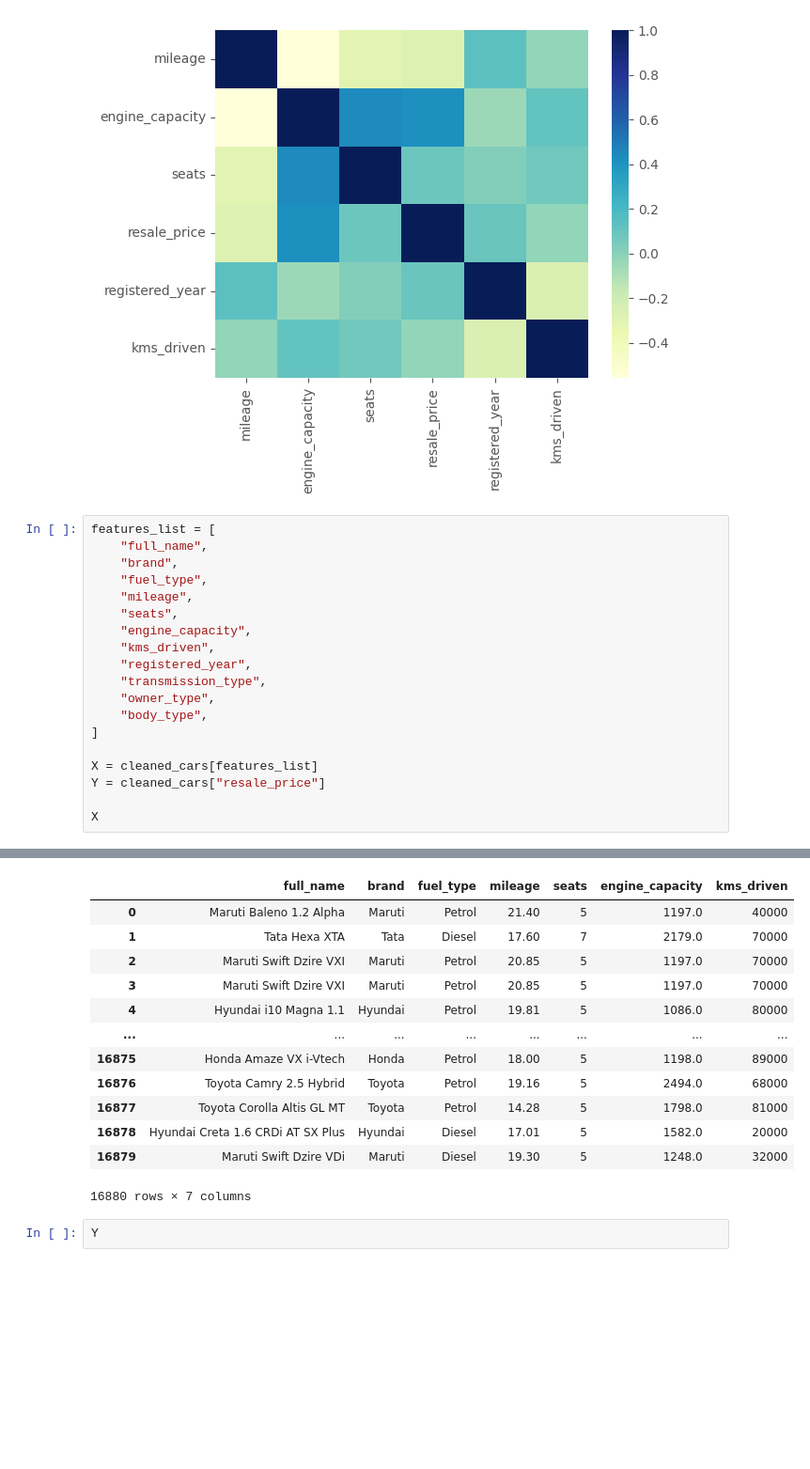
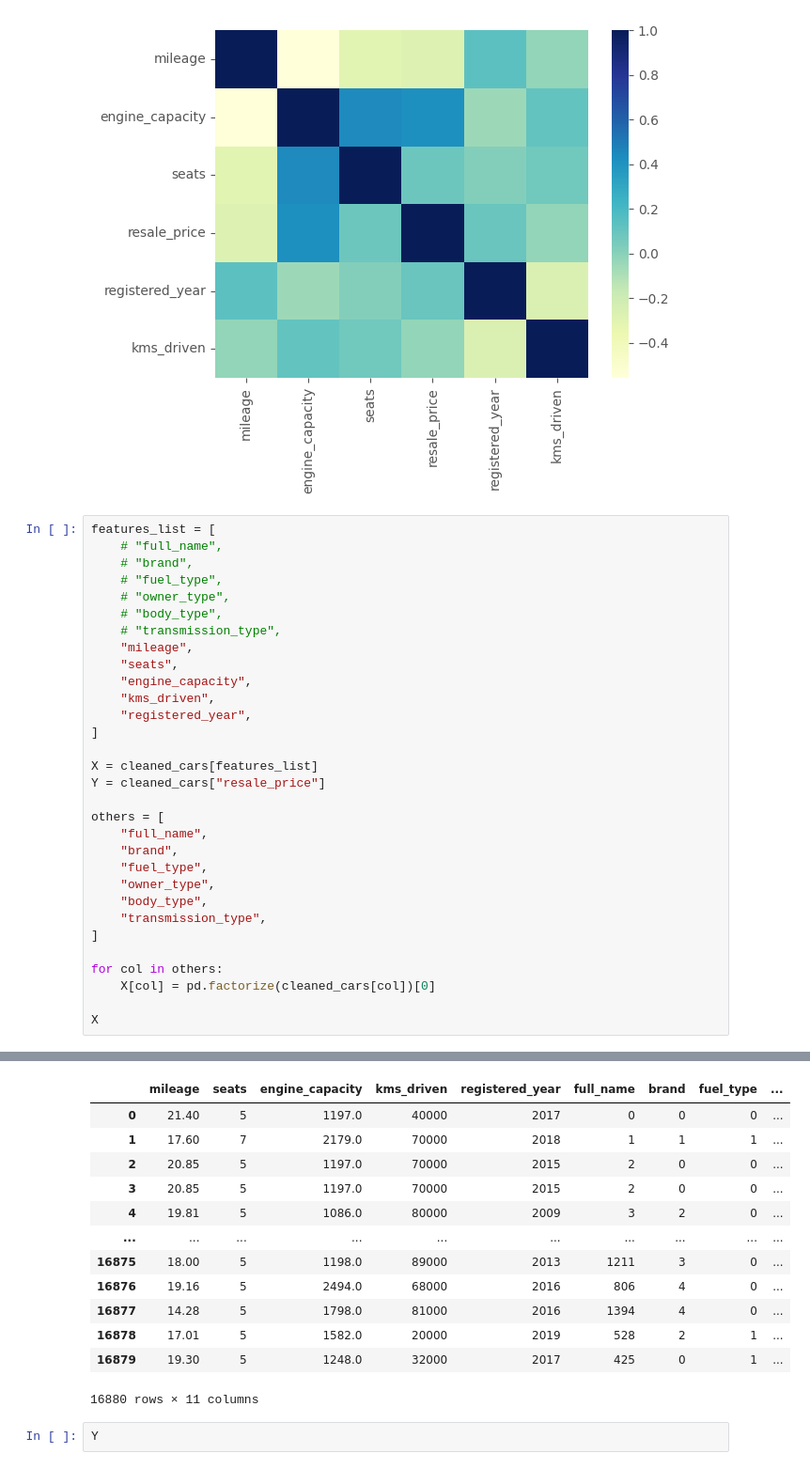
Before and after one commit to tirth-bhagwat/ml-project-sem-5, a Jupyter notebook: price_prediction.ipynb, the cells around one changed output, grey strips where cells are left out. Shown at 94% size. Saved outputs shown, nothing was run; the diff lists cells and outputs as text; blank space fills up the shorter version.

```diff
--- a/price_prediction.ipynb
+++ b/price_prediction.ipynb
@@ -456,21 +456,33 @@ sns.heatmap(
 [figure]
 # %%
 features_list = [
-    "full_name",
-    "brand",
-    "fuel_type",
+    # "full_name",
+    # "brand",
+    # "fuel_type",
+    # "owner_type",
+    # "body_type",
+    # "transmission_type",
     "mileage",
     "seats",
     "engine_capacity",
     "kms_driven",
     "registered_year",
-    "transmission_type",
-    "owner_type",
-    "body_type",
 ]
 
 X = cleaned_cars[features_list]
 Y = cleaned_cars["resale_price"]
 
+others = [
+    "full_name",
+    "brand",
+    "fuel_type",
+    "owner_type",
+    "body_type",
+    "transmission_type",
+]
+
+for col in others:
+    X[col] = pd.factorize(cleaned_cars[col])[0]
+
 X
 # %% [output]
@@ -477,16 +506,16 @@ X
-|  | full_name | brand | fuel_type | mileage | seats | engine_capacity | kms_driven |
-| 0 | Maruti Baleno 1.2 Alpha | Maruti | Petrol | 21.40 | 5 | 1197.0 | 40000 |
-| 1 | Tata Hexa XTA | Tata | Diesel | 17.60 | 7 | 2179.0 | 70000 |
-| 2 | Maruti Swift Dzire VXI | Maruti | Petrol | 20.85 | 5 | 1197.0 | 70000 |
-| 3 | Maruti Swift Dzire VXI | Maruti | Petrol | 20.85 | 5 | 1197.0 | 70000 |
-| 4 | Hyundai i10 Magna 1.1 | Hyundai | Petrol | 19.81 | 5 | 1086.0 | 80000 |
-| ... | ... | ... | ... | ... | ... | ... | ... |
-| 16875 | Honda Amaze VX i-Vtech | Honda | Petrol | 18.00 | 5 | 1198.0 | 89000 |
-| 16876 | Toyota Camry 2.5 Hybrid | Toyota | Petrol | 19.16 | 5 | 2494.0 | 68000 |
-| 16877 | Toyota Corolla Altis GL MT | Toyota | Petrol | 14.28 | 5 | 1798.0 | 81000 |
-| 16878 | Hyundai Creta 1.6 CRDi AT SX Plus | Hyundai | Diesel | 17.01 | 5 | 1582.0 | 20000 |
-| 16879 | Maruti Swift Dzire VDi | Maruti | Diesel | 19.30 | 5 | 1248.0 | 32000 |
+|  | mileage | seats | engine_capacity | kms_driven | registered_year | full_name | brand | fuel_type | ... |
+| 0 | 21.40 | 5 | 1197.0 | 40000 | 2017 | 0 | 0 | 0 | ... |
+| 1 | 17.60 | 7 | 2179.0 | 70000 | 2018 | 1 | 1 | 1 | ... |
+| 2 | 20.85 | 5 | 1197.0 | 70000 | 2015 | 2 | 0 | 0 | ... |
+| 3 | 20.85 | 5 | 1197.0 | 70000 | 2015 | 2 | 0 | 0 | ... |
+| 4 | 19.81 | 5 | 1086.0 | 80000 | 2009 | 3 | 2 | 0 | ... |
+| ... | ... | ... | ... | ... | ... | ... | ... | ... | ... |
+| 16875 | 18.00 | 5 | 1198.0 | 89000 | 2013 | 1211 | 3 | 0 | ... |
+| 16876 | 19.16 | 5 | 2494.0 | 68000 | 2016 | 806 | 4 | 0 | ... |
+| 16877 | 14.28 | 5 | 1798.0 | 81000 | 2016 | 1394 | 4 | 0 | ... |
+| 16878 | 17.01 | 5 | 1582.0 | 20000 | 2019 | 528 | 2 | 1 | ... |
+| 16879 | 19.30 | 5 | 1248.0 | 32000 | 2017 | 425 | 0 | 1 | ... |
-16880 rows × 7 columns
+16880 rows × 11 columns
 # %%
 Y
 # %% [output]
```
Also changed, not shown: parts of 9 cells of this notebook, 1 other file.
